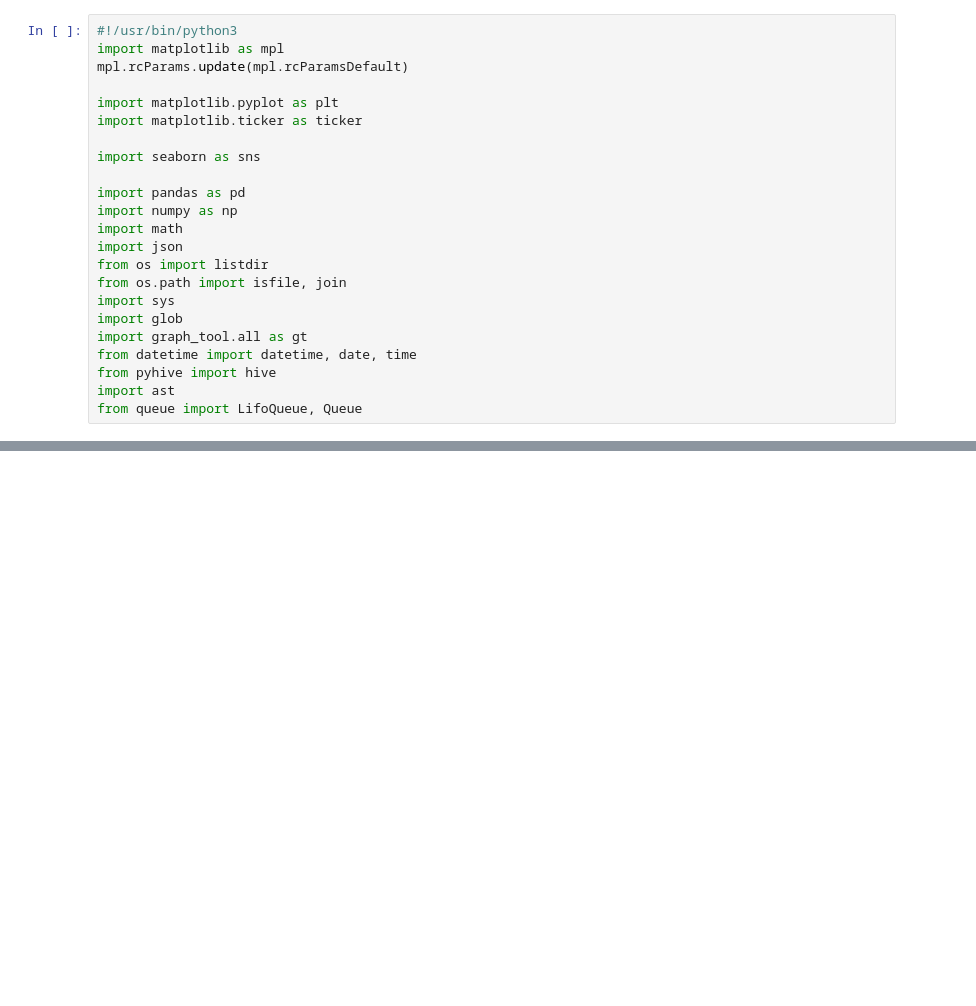
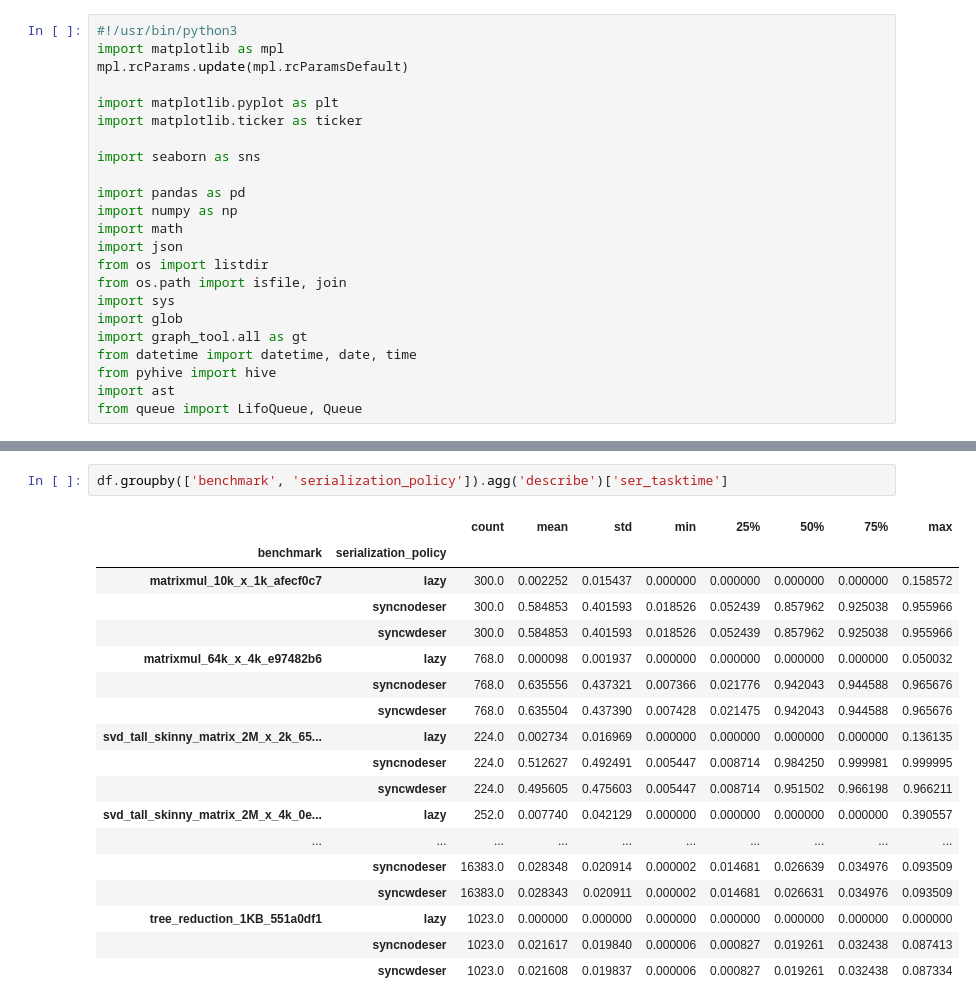
Before and after one commit to KarizCache/serverless, a Jupyter notebook: ipythons/lazy_serialization.ipynb, the cells around one changed output, grey strips where cells are left out. Drawn from its saved outputs; the diff is of its cells as text; blank space fills up the shorter version.

```diff
--- a/ipythons/lazy_serialization.ipynb
+++ b/ipythons/lazy_serialization.ipynb
@@ -112,0 +170,21 @@ try to run sklearn with dask
+# %%
+df.groupby(['benchmark', 'serialization_policy']).agg('describe')['ser_tasktime']
+# %% [output]
+|  |  | count | mean | std | min | 25% | 50% | 75% | max |
+| benchmark | serialization_policy |  |  |  |  |  |  |  |  |
+| matrixmul_10k_x_1k_afecf0c7 | lazy | 300.0 | 0.002252 | 0.015437 | 0.000000 | 0.000000 | 0.000000 | 0.000000 | 0.158572 |
+|  | syncnodeser | 300.0 | 0.584853 | 0.401593 | 0.018526 | 0.052439 | 0.857962 | 0.925038 | 0.955966 |
+|  | syncwdeser | 300.0 | 0.584853 | 0.401593 | 0.018526 | 0.052439 | 0.857962 | 0.925038 | 0.955966 |
+| matrixmul_64k_x_4k_e97482b6 | lazy | 768.0 | 0.000098 | 0.001937 | 0.000000 | 0.000000 | 0.000000 | 0.000000 | 0.050032 |
+|  | syncnodeser | 768.0 | 0.635556 | 0.437321 | 0.007366 | 0.021776 | 0.942043 | 0.944588 | 0.965676 |
+|  | syncwdeser | 768.0 | 0.635504 | 0.437390 | 0.007428 | 0.021475 | 0.942043 | 0.944588 | 0.965676 |
+| svd_tall_skinny_matrix_2M_x_2k_65... | lazy | 224.0 | 0.002734 | 0.016969 | 0.000000 | 0.000000 | 0.000000 | 0.000000 | 0.136135 |
+|  | syncnodeser | 224.0 | 0.512627 | 0.492491 | 0.005447 | 0.008714 | 0.984250 | 0.999981 | 0.999995 |
+|  | syncwdeser | 224.0 | 0.495605 | 0.475603 | 0.005447 | 0.008714 | 0.951502 | 0.966198 | 0.966211 |
+| svd_tall_skinny_matrix_2M_x_4k_0e... | lazy | 252.0 | 0.007740 | 0.042129 | 0.000000 | 0.000000 | 0.000000 | 0.000000 | 0.390557 |
+| ... | ... | ... | ... | ... | ... | ... | ... | ... | ... |
+|  | syncnodeser | 16383.0 | 0.028348 | 0.020914 | 0.000002 | 0.014681 | 0.026639 | 0.034976 | 0.093509 |
+|  | syncwdeser | 16383.0 | 0.028343 | 0.020911 | 0.000002 | 0.014681 | 0.026631 | 0.034976 | 0.093509 |
+| tree_reduction_1KB_551a0df1 | lazy | 1023.0 | 0.000000 | 0.000000 | 0.000000 | 0.000000 | 0.000000 | 0.000000 | 0.000000 |
+|  | syncnodeser | 1023.0 | 0.021617 | 0.019840 | 0.000006 | 0.000827 | 0.019261 | 0.032438 | 0.087413 |
+|  | syncwdeser | 1023.0 | 0.021608 | 0.019837 | 0.000006 | 0.000827 | 0.019261 | 0.032438 | 0.087334 |
```
Also changed, not shown: parts of 8 cells of this notebook, 49 other files.
